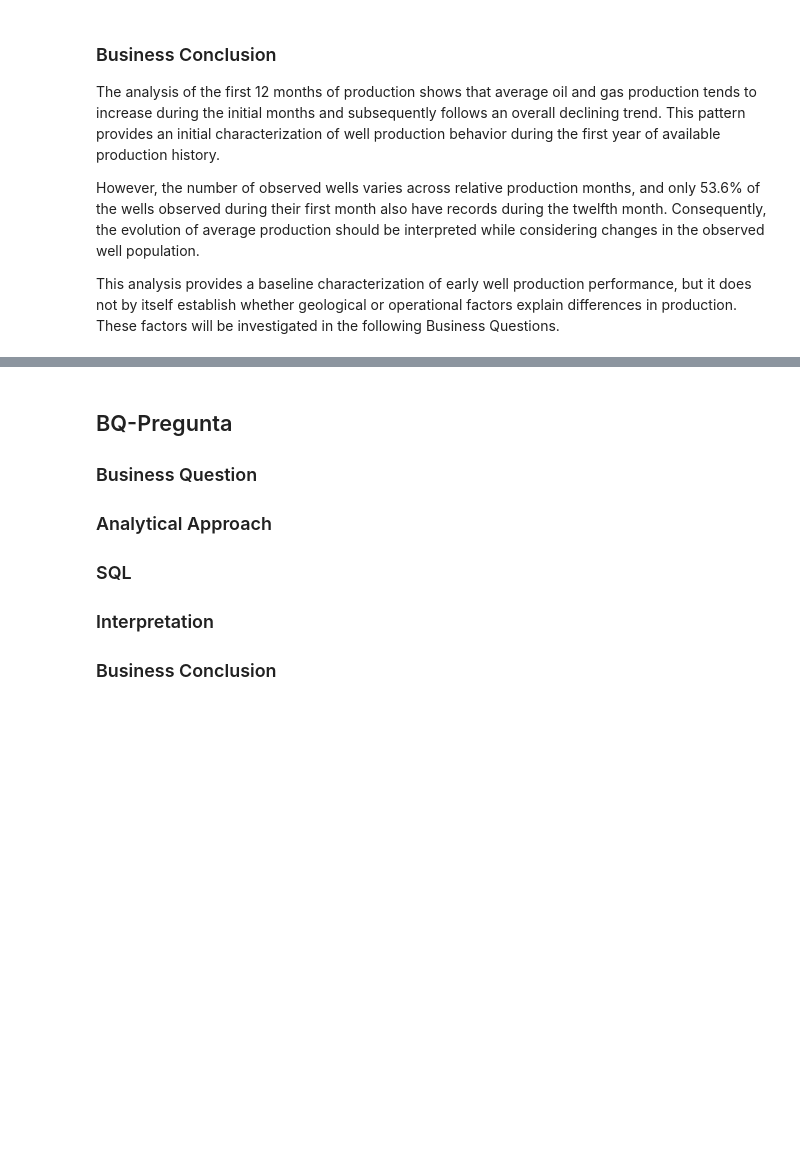
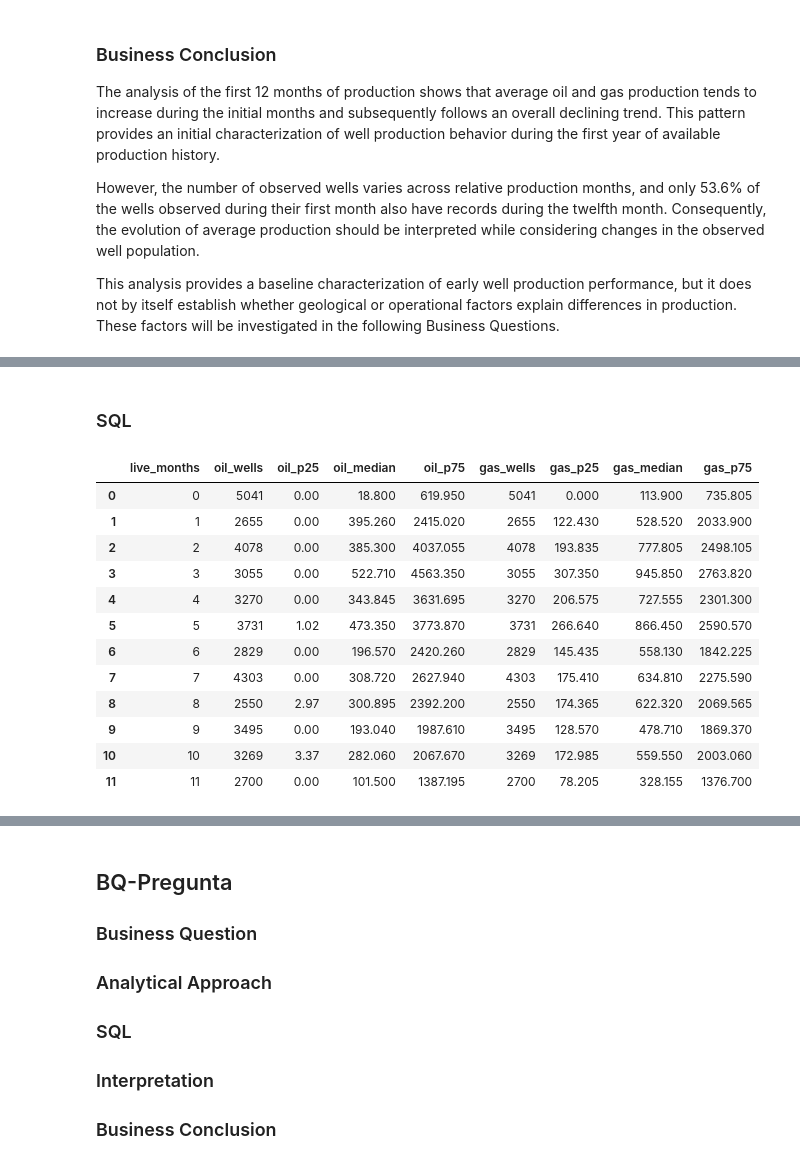
Before and after one commit to Jofregf/oil-gas-well-analytics-argentina, a Jupyter notebook: notebooks/06_sql_analytics.ipynb, the cells around one changed output, grey strips where cells are left out. Saved outputs shown, nothing was run; the diff lists cells and outputs as text; code cells hidden in the pictures; blank space fills up the shorter version.

Commit message:
BQ-05 Do wells follow similar production decline patterns over time?

```diff
--- a/notebooks/06_sql_analytics.ipynb
+++ b/notebooks/06_sql_analytics.ipynb
@@ -698,0 +715,2 @@ This analysis provides a baseline characterization of early well production perf
+# %% [markdown]
+### SQL
@@ -698,0 +915,17 @@ This analysis provides a baseline characterization of early well production perf
+# %%
+BQ_05_result_I = pd.read_sql(query_bq05_stage1_absolute_trajectory, conn)
+BQ_05_result_I
+# %% [output]
+|  | live_months | oil_wells | oil_p25 | oil_median | oil_p75 | gas_wells | gas_p25 | gas_median | gas_p75 |
+| 0 | 0 | 5041 | 0.00 | 18.800 | 619.950 | 5041 | 0.000 | 113.900 | 735.805 |
+| 1 | 1 | 2655 | 0.00 | 395.260 | 2415.020 | 2655 | 122.430 | 528.520 | 2033.900 |
+| 2 | 2 | 4078 | 0.00 | 385.300 | 4037.055 | 4078 | 193.835 | 777.805 | 2498.105 |
+| 3 | 3 | 3055 | 0.00 | 522.710 | 4563.350 | 3055 | 307.350 | 945.850 | 2763.820 |
+| 4 | 4 | 3270 | 0.00 | 343.845 | 3631.695 | 3270 | 206.575 | 727.555 | 2301.300 |
+| 5 | 5 | 3731 | 1.02 | 473.350 | 3773.870 | 3731 | 266.640 | 866.450 | 2590.570 |
+| 6 | 6 | 2829 | 0.00 | 196.570 | 2420.260 | 2829 | 145.435 | 558.130 | 1842.225 |
+| 7 | 7 | 4303 | 0.00 | 308.720 | 2627.940 | 4303 | 175.410 | 634.810 | 2275.590 |
+| 8 | 8 | 2550 | 2.97 | 300.895 | 2392.200 | 2550 | 174.365 | 622.320 | 2069.565 |
+| 9 | 9 | 3495 | 0.00 | 193.040 | 1987.610 | 3495 | 128.570 | 478.710 | 1869.370 |
+| 10 | 10 | 3269 | 3.37 | 282.060 | 2067.670 | 3269 | 172.985 | 559.550 | 2003.060 |
+| 11 | 11 | 2700 | 0.00 | 101.500 | 1387.195 | 2700 | 78.205 | 328.155 | 1376.700 |
```
Also changed, not shown: parts of 8 cells of this notebook.
